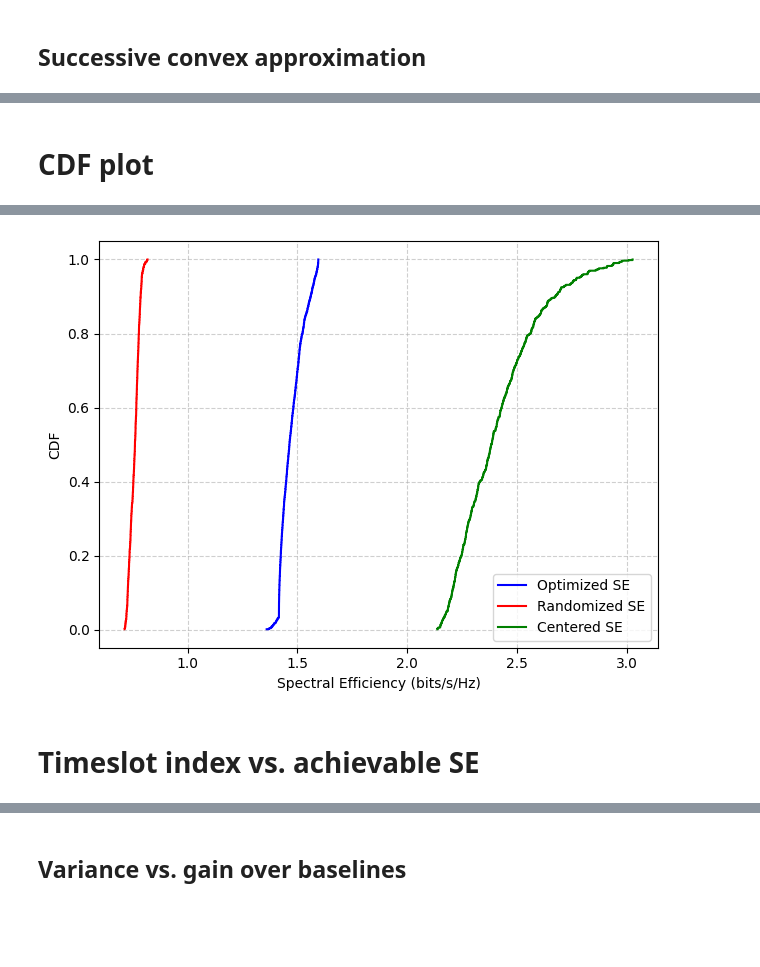
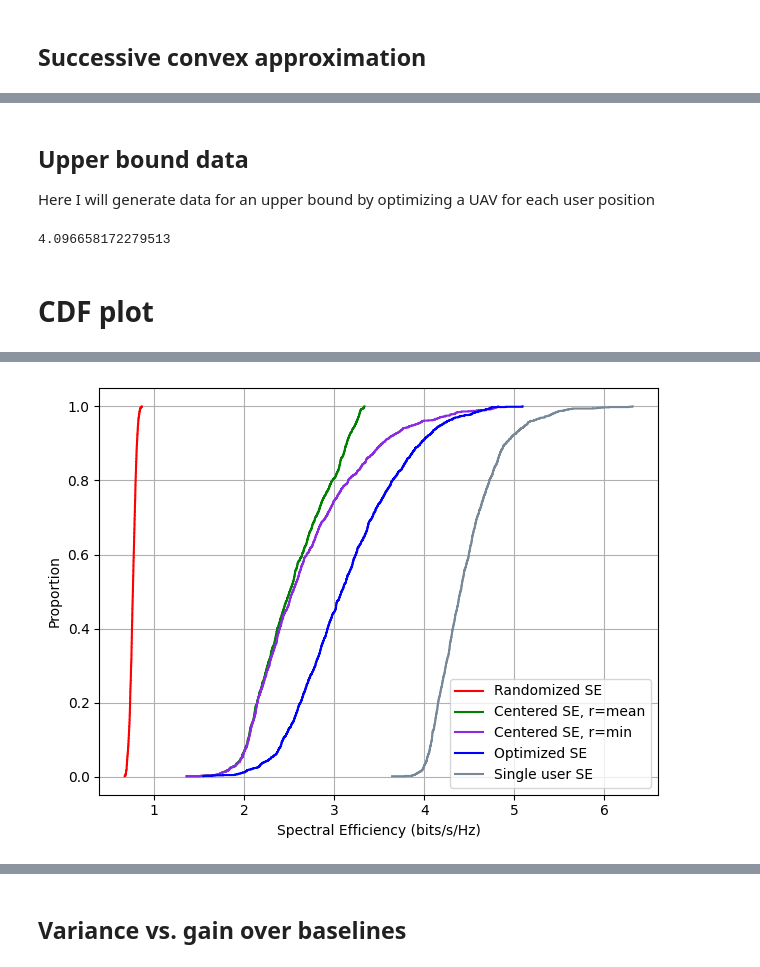
Before and after one commit to danielbonkowsky/uav-optimization, a Jupyter notebook: montecarlo-simulation/simulation.ipynb, the cells around one changed output, grey strips where cells are left out. Saved outputs shown, nothing was run; the diff lists cells and outputs as text; code cells hidden in the pictures; blank space fills up the shorter version.

```diff
--- a/montecarlo-simulation/simulation.ipynb
+++ b/montecarlo-simulation/simulation.ipynb
@@ -57,7 +55,7 @@ cy_min = -20000
 cy_max = 20000
 v = 50 # meters/second
 T = (2*np.pi*r_max)/v # seconds
-TC = 2 # seconds
+TC = 1 # seconds
 N = int(T // TC) # time slots
 M = 2 # users
 K = N*M # users
@@ -506,9 +466,9 @@ def sca_optimizer(alpha0,
                 cx_bounds,
                 cy_bounds,
                 users,
-                sca_tol=1e-6,
+                sca_tol=1e-3,
                 max_sca_iters=30,
-                overall_tol=1e-6,
+                overall_tol=1e-3,
                 verbose=False,
 ):
 
@@ -520,8 +480,8 @@ def sca_optimizer(alpha0,
     def f_and_grad(s, A):
         """Return f(s)=log2(1+A/s) and f'(s) = -A/(ln2*s*(s+A)) elementwise."""
         s = np.asarray(s, dtype=float)
-        f = np.log2(1.0 + A/np.maximum(s,1e-18))
-        fp = -(A) / (np.log(2.0) * np.maximum(s,1e-18) * (np.maximum(s,1e-18) + A))
+        f = 1e4 * np.log2(1.0 + A/np.maximum(s,1e-9))
+        fp = 1e4 * -(A) / (np.log(2.0) * np.maximum(s,1e-9) * (np.maximum(s,1e-9) + A))
         return f, fp
 
     traj_hist = []
@@ -556,7 +516,7 @@ def sca_optimizer(alpha0,
             for n in range(N):
                 fu, gu = f_and_grad(snk0[n], AU)
                 fU0.append(fu)
-                gU0.append(gu)
+                gU0.append(gu )
             fB0, gB0 = f_and_grad(sbn0, AB)
 
             # CVXPY variables
@@ -667,7 +627,8 @@ alpha_opt, traj_hist = sca_optimizer(
                                     (r_min, r_max),
                                     (cx_min, cx_max),
                                     (cy_min, cy_max),
-                                    users
+                                    users,
+                                    verbose=False
 )
 
 r_opt, cx_opt, cy_opt = traj_hist[-1]
@@ -824,0 +808,3 @@ Achievable SE: 3.485323339540957
+# %% [markdown]
+## Upper bound data
+Here I will generate data for an upper bound by optimizing a UAV for each user position
@@ -825,3 +862,7 @@ Achievable SE: 3.485323339540957
+# %%
+print(single_timeslot_data().mean())
+# %% [output]
+4.096658172279513
 # %% [markdown]
 # CDF plot
 # %%
@@ -840,36 +881,61 @@ def cdf(alpha, r, cx, cy, users):
     sbn0 = (ax*ax + ay*ay + H*H)
 
     # Compute spectral efficiencies
-    ua_se = []
+    seua = []
     for n in range(N):
         idxs = np.asarray(Un[n], dtype=int)
-        ua_se.append(alpha * np.log2(1.0 + AU/snk0[n]))
-    ab_se = (1 - alpha) * np.log2(1.0 + AB/sbn0)
+        seua.append(alpha * np.log2(1.0 + AU/snk0[n]))
+    seab = (1 - alpha) * np.log2(1.0 + AB/sbn0)
 
     # Compute SE achieved per user
-    per_user = np.asarray([0] * K, dtype=float)
+    per_user = np.asarray([0.0] * K, dtype=float)
     for n in range(N):
         idxs = np.asarray(Un[n], dtype=int)
-        se = np.minimum(alpha*ua_se[n], (1-alpha)*ab_se[n])
-        per_user[idxs] += se
+
+        # Average spectral efficiency over all the users
+        timeslot_seua = np.mean(seua[n])
+
+        # UAV-BS spectral efficiency
+        timeslot_seab = seab[n]
+
+        # If user-UAV SE < UAV-BS SE, each user keeps their SE
+        if (timeslot_seua < timeslot_seab):
+            per_user[idxs] += seua[n]
+
+        # Otherwise, user SEs are scaled by (UAV-BS SE)/(user-UAV SE)
+        else:
+            ratio = timeslot_seab / timeslot_seua
+            per_user[idxs] += seua[n] * ratio
 
     per_user = np.sort(per_user)
 
     random_per_user, _ = random_data()
     random_per_user = np.sort(random_per_user)
 
-    centered_per_user, _ = centered_data()
-    centered_per_user = np.sort(centered_per_user)
+    centered_rmean_per_user, _ = centered_data()
+    centered_rmean_per_user = np.sort(centered_rmean_per_user)
+
+    centered_rmin_per_user, _ = centered_data(rmin=True)
+    centered_rmin_per_user = np.sort(centered_rmin_per_user)
+
+    single_user_per_user = single_user_data()
+    single_user_per_user = np.sort(single_user_per_user)
+
+    # single_timeslot_per_user = single_timeslot_data()
+    # single_timeslot_per_user = np.sort(single_timeslot_per_user)
 
     cdf = np.arange(1, K+1) / K
 
+    plt.plot(random_per_user, cdf, drawstyle="steps-post", label='Randomized SE', c='r')
+    plt.plot(centered_rmean_per_user, cdf, drawstyle="steps-post", label='Centered SE, r=mean', c='g')
+    plt.plot(centered_rmin_per_user, cdf, drawstyle="steps-post", label='Centered SE, r=min', c='blueviolet')
     plt.plot(per_user, cdf, drawstyle="steps-post", label='Optimized SE', c='b')
-    plt.plot(random_per_user, cdf, drawstyle="steps-post", label='Randomized SE', c='r')
-    plt.plot(centered_per_user, cdf, drawstyle="steps-post", label='Centered SE', c='g')
+    plt.plot(single_user_per_user, cdf, drawstyle="steps-post", label="Single user SE", c='lightslategrey')
+    # plt.plot(single_timeslot_per_user, cdf, drawstyle="steps-post", label="Single timeslot SE", c="orange")
     plt.xlabel('Spectral Efficiency (bits/s/Hz)')
-    plt.ylabel('CDF')
-    plt.grid(True, linestyle="--", alpha=0.6)
-    plt.legend()
+    plt.ylabel('Proportion')
+    plt.grid(True)
+    plt.legend(loc='lower right')
     plt.tight_layout()
     plt.show()
 
@@ -895,3 +945 @@ cdf(alpha_opt, r_opt, cx_opt, cy_opt, users)
-[figure, old version]
+[figure, new version]
-# %% [markdown]
-# Timeslot index vs. achievable SE
```
Also changed, not shown: parts of 16 cells of this notebook.
